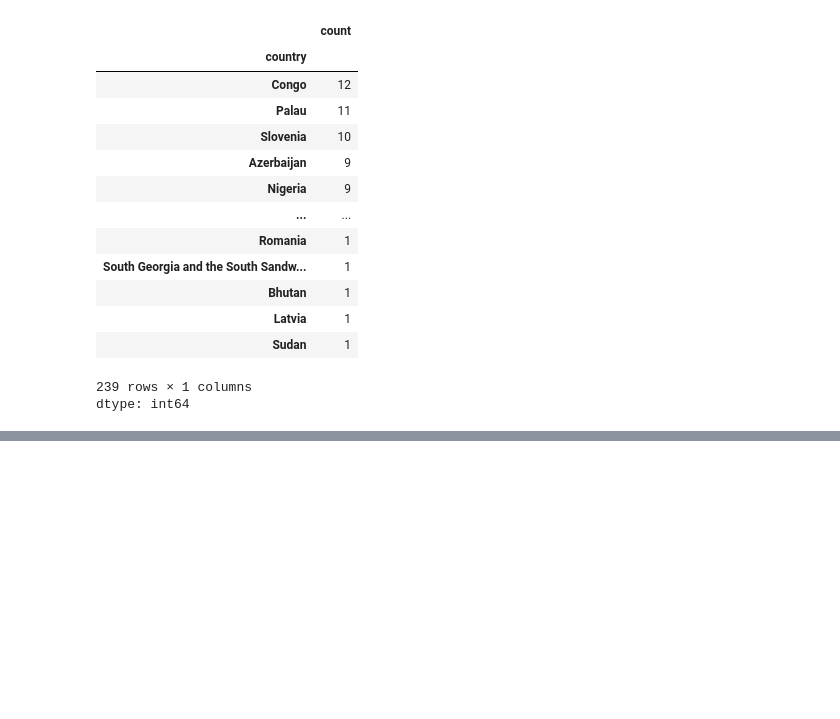
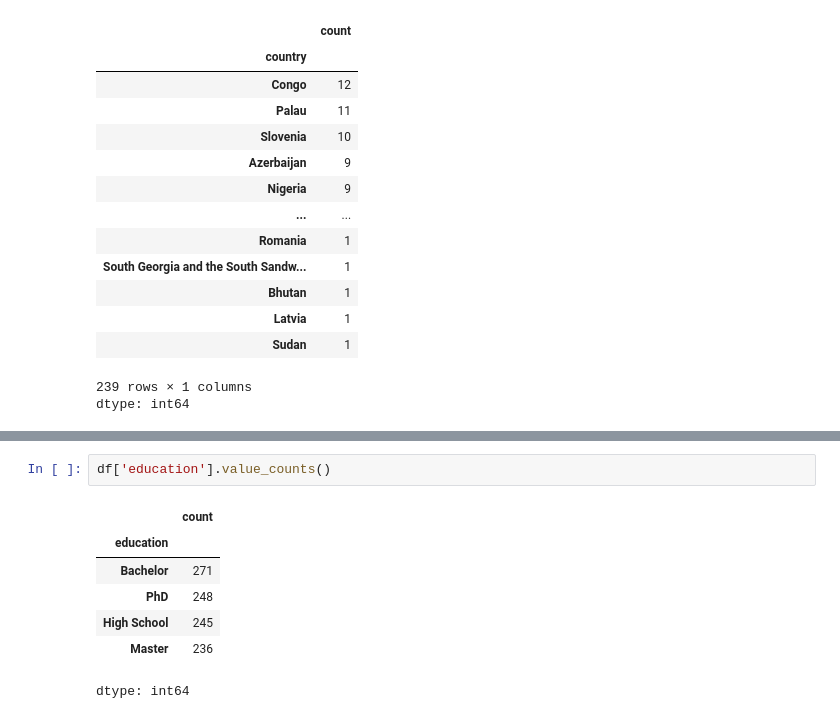
Before and after one commit to epythonlab2/AI_4_health, a Jupyter notebook: module_2_unsupervised_machine_learning.ipynb, the cells around one changed output, grey strips where cells are left out. Saved outputs shown, nothing was run; the diff lists cells and outputs as text; blank space fills up the shorter version.

```diff
--- a/module_2_unsupervised_machine_learning.ipynb
+++ b/module_2_unsupervised_machine_learning.ipynb
@@ -1920,0 +1940,10 @@ dtype: int64
+# %%
+df['education'].value_counts()
+# %% [output]
+|  | count |
+| education |  |
+| Bachelor | 271 |
+| PhD | 248 |
+| High School | 245 |
+| Master | 236 |
+dtype: int64
```
Also changed, not shown: parts of 9 cells of this notebook.
